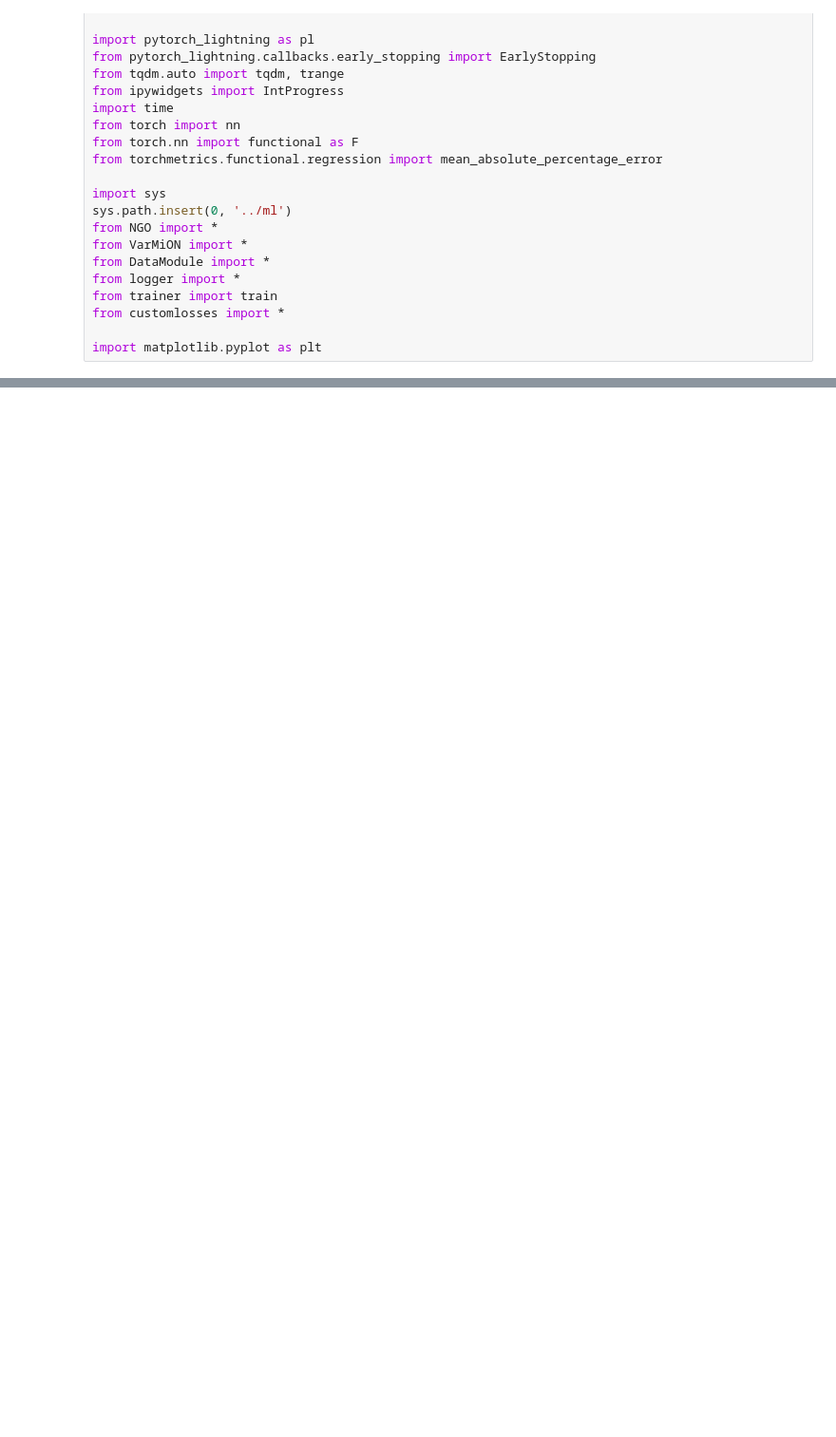
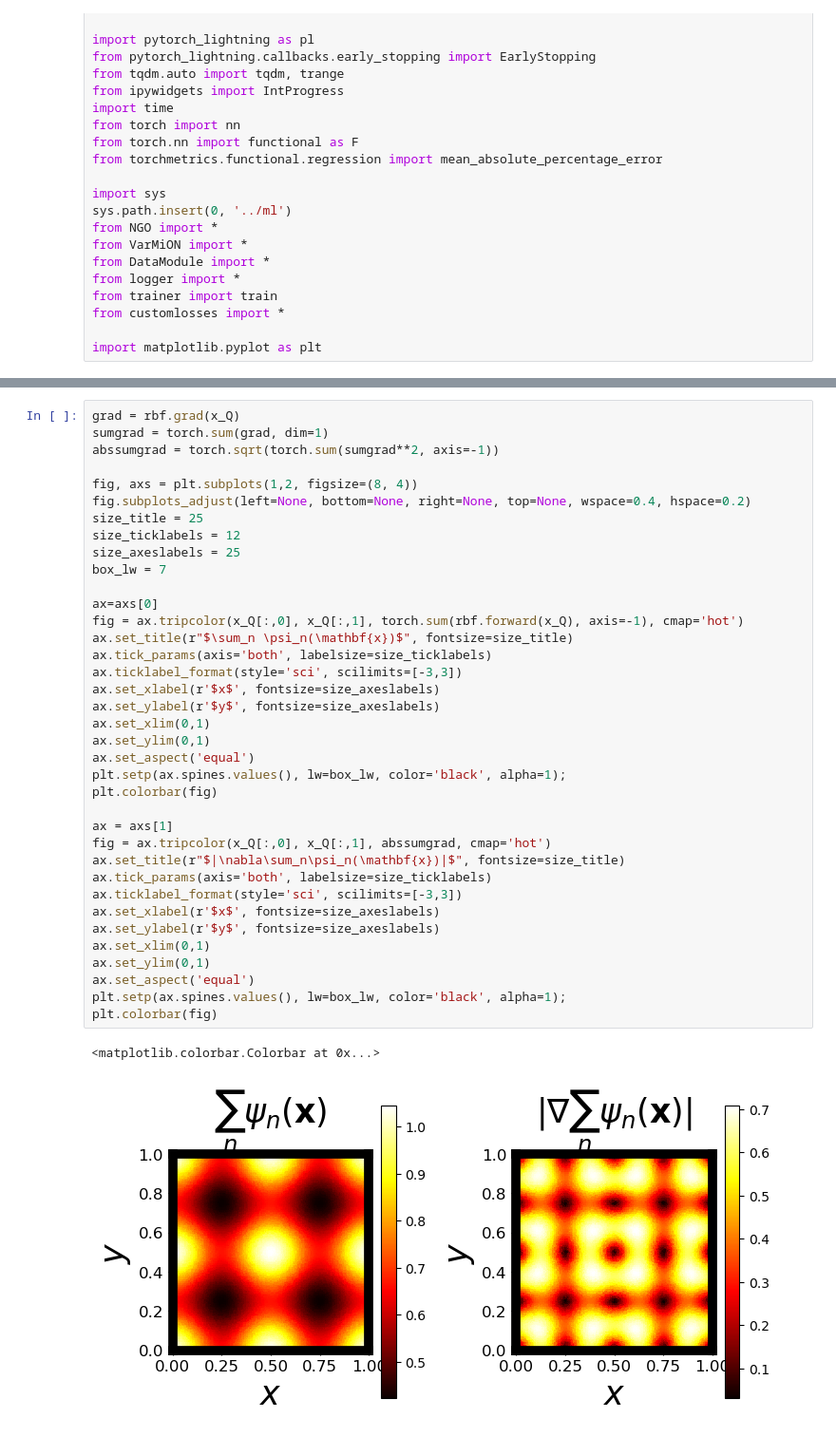
Before and after one commit to JoostHMPrins/ngo, a Jupyter notebook: developnotebooks/init-rbfs.ipynb, the cells around one changed output, grey strips where cells are left out. Shown at 95% size. Drawn from its saved outputs; the diff is of its cells as text; blank space fills up the shorter version.

```diff
--- a/developnotebooks/init-rbfs.ipynb
+++ b/developnotebooks/init-rbfs.ipynb
@@ -109,0 +138,40 @@ plt.axis('square')
+# %%
+grad = rbf.grad(x_Q)
+sumgrad = torch.sum(grad, dim=1)
+abssumgrad = torch.sqrt(torch.sum(sumgrad**2, axis=-1))
+
+fig, axs = plt.subplots(1,2, figsize=(8, 4))
+fig.subplots_adjust(left=None, bottom=None, right=None, top=None, wspace=0.4, hspace=0.2)
+size_title = 25
+size_ticklabels = 12
+size_axeslabels = 25
+box_lw = 7
+
+ax=axs[0]
+fig = ax.tripcolor(x_Q[:,0], x_Q[:,1], torch.sum(rbf.forward(x_Q), axis=-1), cmap='hot')
+ax.set_title(r"$\sum_n \psi_n(\mathbf{x})$", fontsize=size_title)
+ax.tick_params(axis='both', labelsize=size_ticklabels)
+ax.ticklabel_format(style='sci', scilimits=[-3,3])
+ax.set_xlabel(r'$x$', fontsize=size_axeslabels)
+ax.set_ylabel(r'$y$', fontsize=size_axeslabels)
+ax.set_xlim(0,1)
+ax.set_ylim(0,1)
+ax.set_aspect('equal')
+plt.setp(ax.spines.values(), lw=box_lw, color='black', alpha=1);
+plt.colorbar(fig)
+
+ax = axs[1]
+fig = ax.tripcolor(x_Q[:,0], x_Q[:,1], abssumgrad, cmap='hot')
+ax.set_title(r"$|\nabla\sum_n\psi_n(\mathbf{x})|$", fontsize=size_title)
+ax.tick_params(axis='both', labelsize=size_ticklabels)
+ax.ticklabel_format(style='sci', scilimits=[-3,3])
+ax.set_xlabel(r'$x$', fontsize=size_axeslabels)
+ax.set_ylabel(r'$y$', fontsize=size_axeslabels)
+ax.set_xlim(0,1)
+ax.set_ylim(0,1)
+ax.set_aspect('equal')
+plt.setp(ax.spines.values(), lw=box_lw, color='black', alpha=1);
+plt.colorbar(fig)
+# %% [output]
+<matplotlib.colorbar.Colorbar at 0x...>
+[figure, added]
```
Also changed, not shown: parts of 6 cells of this notebook.
